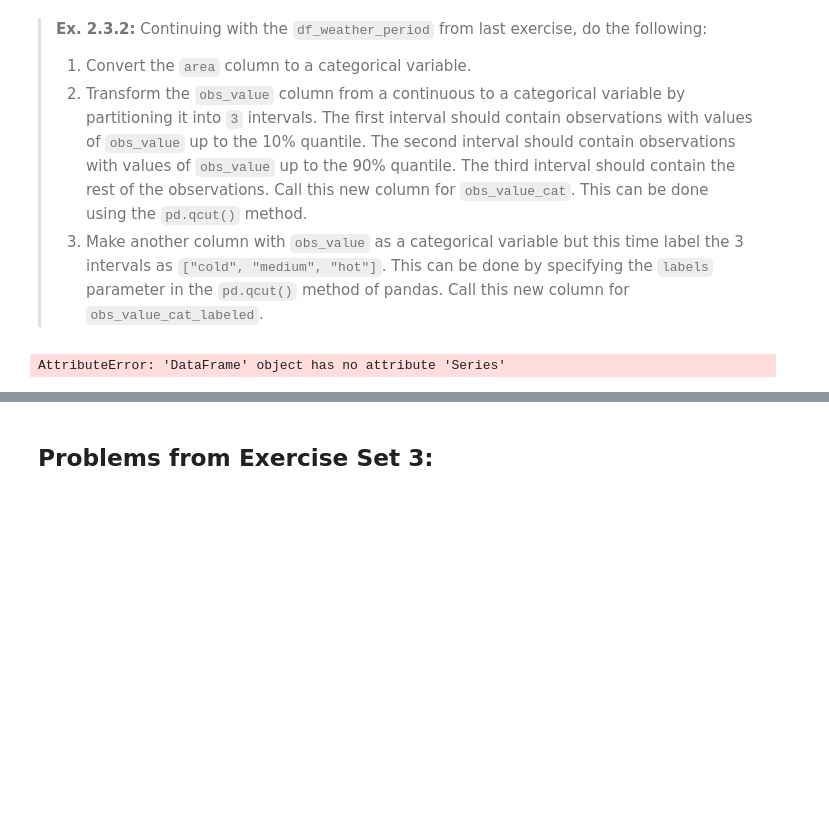
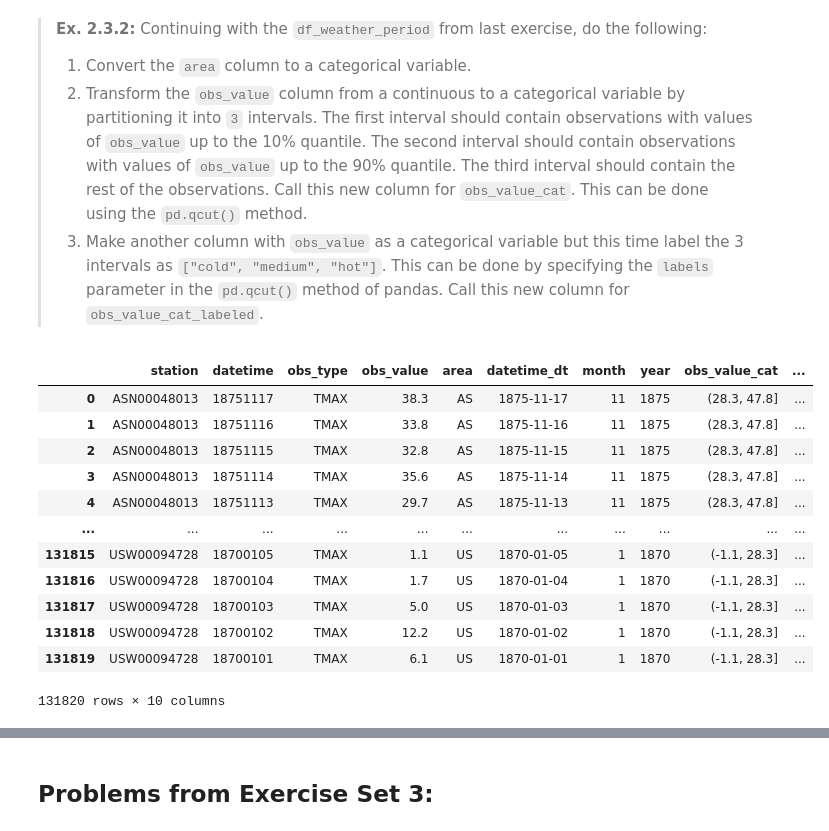
Before and after one commit to laurajaida/laura_og_stjernerne, a Jupyter notebook: assignment_1.ipynb, the cells around one changed output, grey strips where cells are left out. Saved outputs shown, nothing was run; the diff lists cells and outputs as text; code cells hidden in the pictures; blank space fills up the shorter version.

```diff
--- a/assignment_1.ipynb
+++ b/assignment_1.ipynb
@@ -170,10 +170,25 @@ Continuing with the `df_weather_period` from last exercise, do the following:
 > 1. Convert the `area` column to a categorical variable.
 > 2. Transform the `obs_value` column from a continuous to a categorical variable by partitioning it into `3` intervals. The first interval should contain observations with values of `obs_value` up to the 10% quantile. The second interval should contain observations with values of `obs_value` up to the 90% quantile. The third interval should contain the rest of the observations. Call this new column for `obs_value_cat`.  This can be done using the `pd.qcut()` method.
 > 3. Make another column with  `obs_value` as a categorical variable but this time label the 3 intervals as `["cold", "medium", "hot"]`. This can be done by specifying the `labels` parameter in the `pd.qcut()` method of pandas. Call this new column for `obs_value_cat_labeled`.
-# %%
-df_weather_period.Series("area", dtype="category")
-# %% [output]
-AttributeError: 'DataFrame' object has no attribute 'Series'
+# %%
+df_weather_period['area'] = df_weather_period['area'].astype('category')
+df_weather_period['obs_value_cat'] = pd.qcut(df_weather_period['obs_value'],q=[0,.10,.90,1.])
+df_weather_period['obs_value_cat_labeled'] = pd.qcut(df_weather_period['obs_value'],q=[0,.10,.90,1.], labels = ["cold", "medium", "hot"] )
+df_weather_period
+# %% [output]
+|  | station | datetime | obs_type | obs_value | area | datetime_dt | month | year | obs_value_cat | ... |
+| 0 | ASN00048013 | 18751117 | TMAX | 38.3 | AS | 1875-11-17 | 11 | 1875 | (28.3, 47.8] | ... |
+| 1 | ASN00048013 | 18751116 | TMAX | 33.8 | AS | 1875-11-16 | 11 | 1875 | (28.3, 47.8] | ... |
+| 2 | ASN00048013 | 18751115 | TMAX | 32.8 | AS | 1875-11-15 | 11 | 1875 | (28.3, 47.8] | ... |
+| 3 | ASN00048013 | 18751114 | TMAX | 35.6 | AS | 1875-11-14 | 11 | 1875 | (28.3, 47.8] | ... |
+| 4 | ASN00048013 | 18751113 | TMAX | 29.7 | AS | 1875-11-13 | 11 | 1875 | (28.3, 47.8] | ... |
+| ... | ... | ... | ... | ... | ... | ... | ... | ... | ... | ... |
+| 131815 | USW00094728 | 18700105 | TMAX | 1.1 | US | 1870-01-05 | 1 | 1870 | (-1.1, 28.3] | ... |
+| 131816 | USW00094728 | 18700104 | TMAX | 1.7 | US | 1870-01-04 | 1 | 1870 | (-1.1, 28.3] | ... |
+| 131817 | USW00094728 | 18700103 | TMAX | 5.0 | US | 1870-01-03 | 1 | 1870 | (-1.1, 28.3] | ... |
+| 131818 | USW00094728 | 18700102 | TMAX | 12.2 | US | 1870-01-02 | 1 | 1870 | (-1.1, 28.3] | ... |
+| 131819 | USW00094728 | 18700101 | TMAX | 6.1 | US | 1870-01-01 | 1 | 1870 | (-1.1, 28.3] | ... |
+131820 rows × 10 columns
 # %%
 df_weather_period.dtypes
 # %% [output]
```
Also changed, not shown: parts of 21 cells of this notebook.
